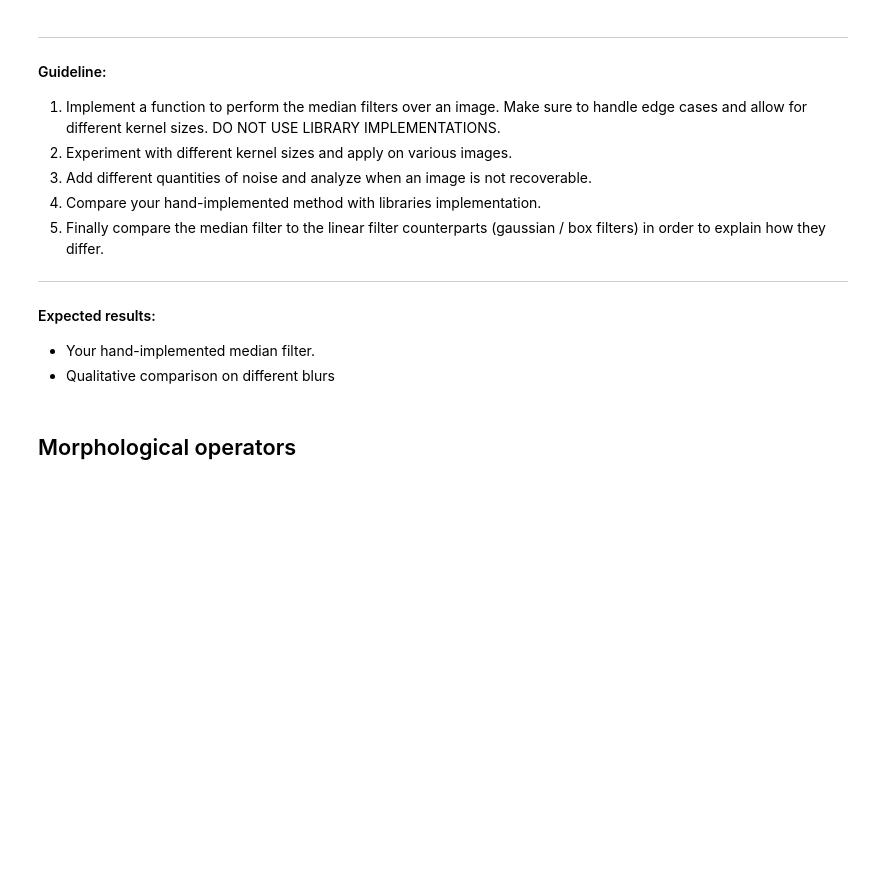
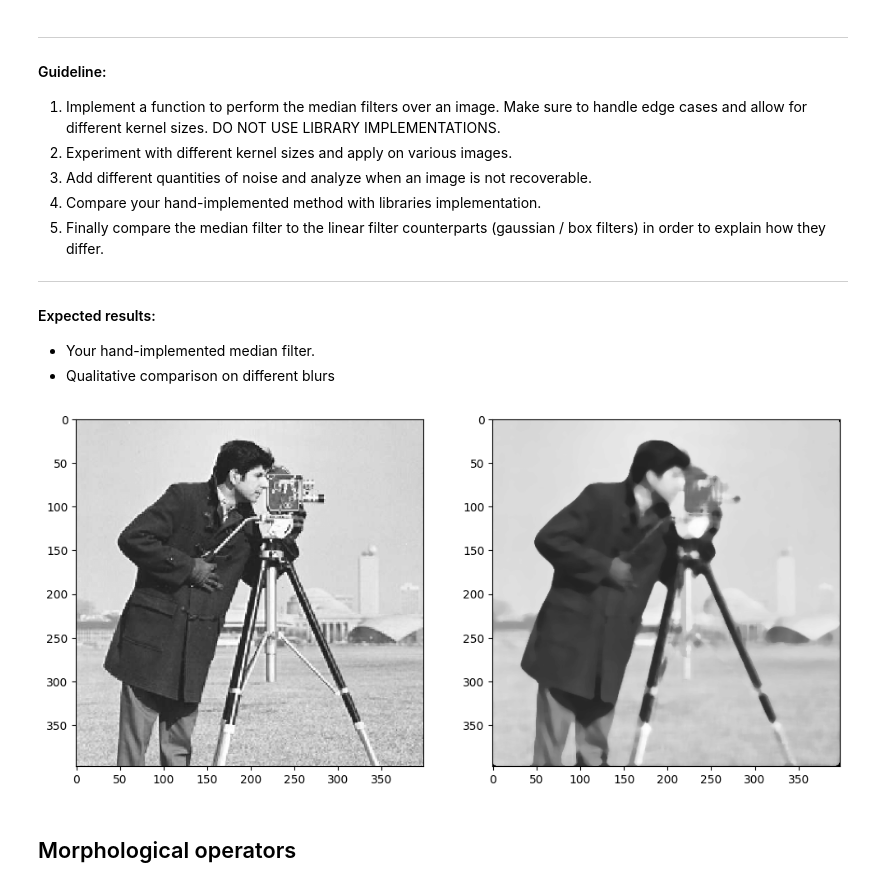
Before and after one commit to IvanGomez37/UAB23-Computer-Vision-Labs, a Jupyter notebook: Lab 2/Practicum_Fundamentals_CV_Students_Lab2.ipynb, the cells around one changed output. Cells and saved outputs as stored; diff of their text form; code cells hidden in the pictures; blank space fills up the shorter version.

Commit message:
median_blur function added

```diff
--- a/Lab 2/Practicum_Fundamentals_CV_Students_Lab2.ipynb
+++ b/Lab 2/Practicum_Fundamentals_CV_Students_Lab2.ipynb
@@ -95,3 +92,68 @@ def median_blur(image, kernel_size):
+# %%
+def median_blur(image, kernel_size):
+
+    # Checking parameters
+    if not(isinstance(image, np.ndarray) or image is None):
+        raise ValueError("The 'image' parameter must be a NumPy matrix")
+    if not(len(image.shape) == 2):
+      raise ValueError("The 'image' parameter must be in greyscale (3D -> 2D)")
+    if not(image.shape[0] >= kernel_size[1] and image.shape[1] >= kernel_size[0]):
+      raise ValueError("The 'kernel_size' size must be less than or equal to the image size in both dimensions")
+
+    # Type conversion
+    image = image.astype(np.float64)
+
+    # Image and kernel dimensions
+    image_height, image_width = image.shape
+    kernel_height, kernel_width = kernel_size[1], kernel_size[0]
+
+    # Converting padding to numbers
+    padding_value_height, padding_value_width = kernel_height//2, kernel_width//2
+
+    # Output size calculation
+    out_height, out_width = image_height, image_width
+
+    # Initialization of the output matrix
+    output = np.zeros((out_height, out_width))
+    output = output.astype(np.float64)
+
+    # Padded image initialization
+    pad_size = ((padding_value_height, padding_value_height), (padding_value_width, padding_value_width))
+    padded_image = np.pad(image, pad_size, mode='constant', constant_values=0)
+    padded_image = padded_image.astype(np.float64)
+
+    # Iteration
+    for i in range(0,output.shape[0]):
+        for j in range(0,output.shape[1]):
+            # Image region recovery
+            image_region = padded_image[i:i+kernel_height,j:j+kernel_width]
+            # Calculating the scalar product between the image region and the kernel
+            output[i,j] = np.median(image_region)
+
+    # Result
+    return(output)
+
+# Image Preparation
+path = os.path.join(path_images, "cameraman.png")
+image_original = cv2.imread(path, cv2.IMREAD_GRAYSCALE)
+image_blur = median_blur(image_original, (9, 9))
+
+# Comparison Display
+# Original Image
+plt.figure(figsize=(12, 6))
+plt.subplot(1, 2, 1)
+plt.imshow(image_original, cmap='gray')
+plt.title('Original Image')
+
+# Blurred Image
+plt.subplot(1, 2, 2)
+plt.imshow(image_blur, cmap='gray')
+plt.title('Blurred Image')
+
+# Display
+plt.show()
+# %% [output]
+[figure, added]
 # %% [markdown]
 ## Morphological operators
 # %% [markdown]
```
Also changed, not shown: parts of 2 cells of this notebook, 1 other file.
